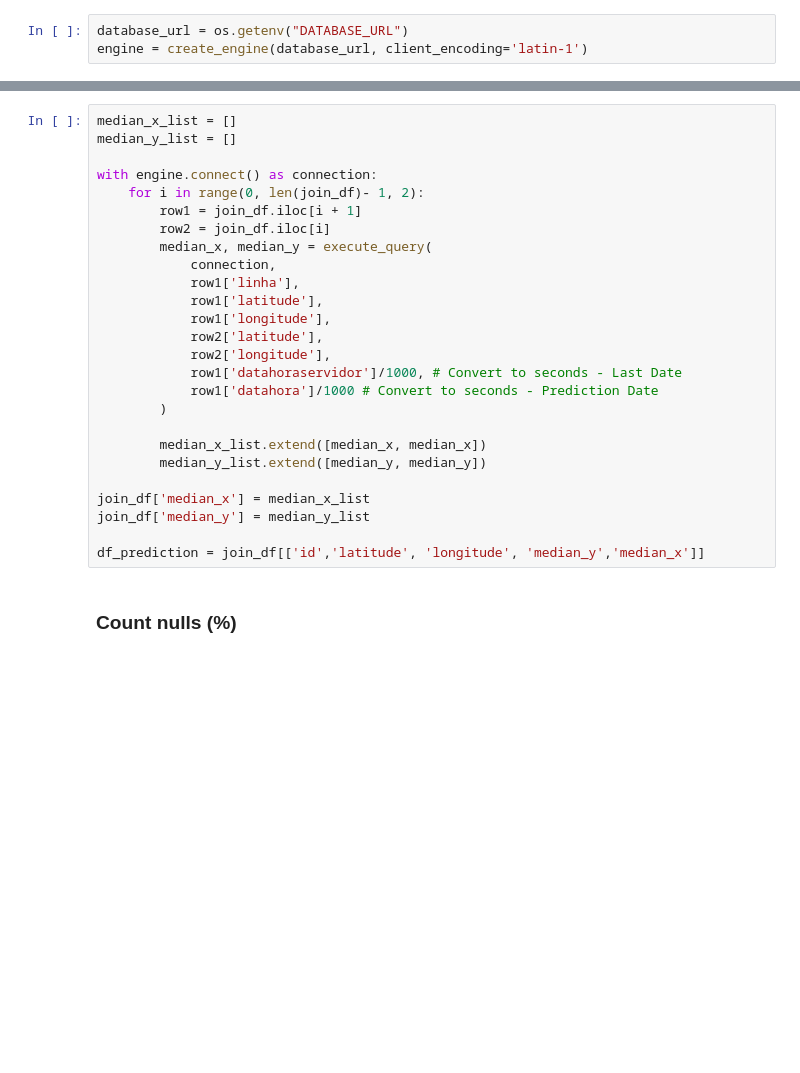
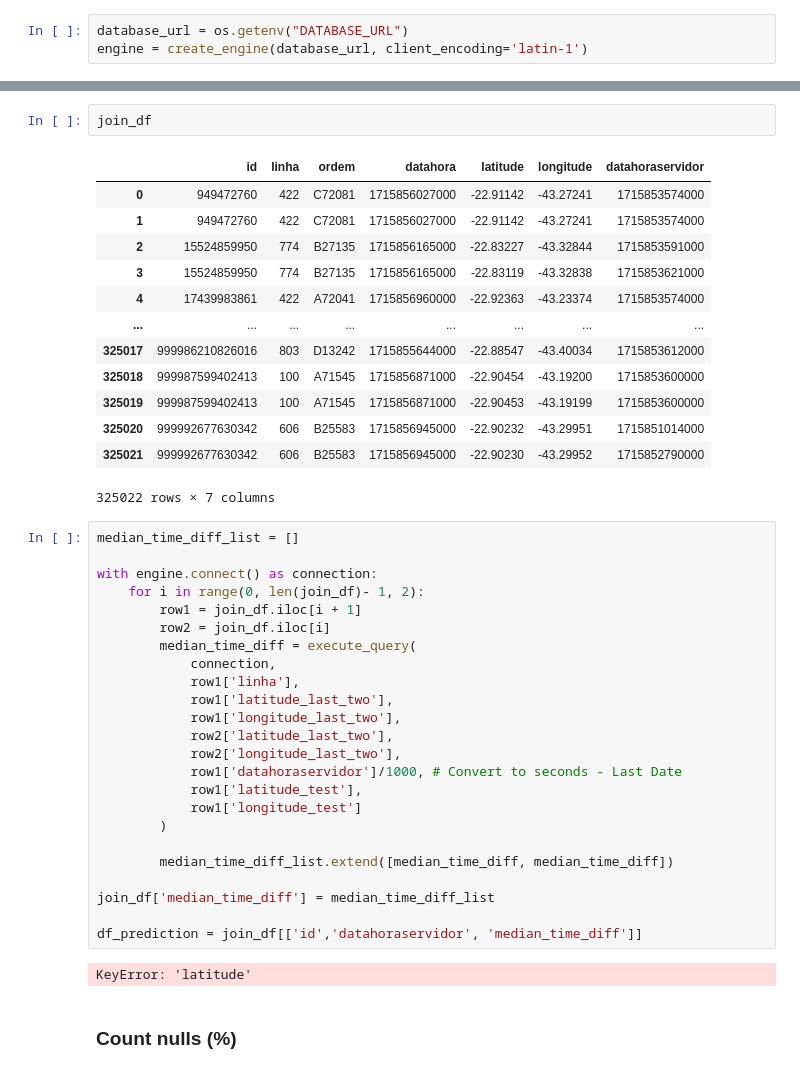
Before and after one commit to PedroSiqueira1/predict_bus_data, a Jupyter notebook: predict_time.ipynb, the cells around one changed output, grey strips where cells are left out. Cells and saved outputs as stored; diff of their text form; blank space fills up the shorter version.

```diff
--- a/predict_time.ipynb
+++ b/predict_time.ipynb
@@ -188,29 +195,45 @@ def execute_query(connection, linha, lat1, lon1, lat2, lon2, last_date, predicti
+# %%
+join_df
+# %% [output]
+|  | id | linha | ordem | datahora | latitude | longitude | datahoraservidor |
+| 0 | 949472760 | 422 | C72081 | 1715856027000 | -22.91142 | -43.27241 | 1715853574000 |
+| 1 | 949472760 | 422 | C72081 | 1715856027000 | -22.91142 | -43.27241 | 1715853574000 |
+| 2 | 15524859950 | 774 | B27135 | 1715856165000 | -22.83227 | -43.32844 | 1715853591000 |
+| 3 | 15524859950 | 774 | B27135 | 1715856165000 | -22.83119 | -43.32838 | 1715853621000 |
+| 4 | 17439983861 | 422 | A72041 | 1715856960000 | -22.92363 | -43.23374 | 1715853574000 |
+| ... | ... | ... | ... | ... | ... | ... | ... |
+| 325017 | 999986210826016 | 803 | D13242 | 1715855644000 | -22.88547 | -43.40034 | 1715853612000 |
+| 325018 | 999987599402413 | 100 | A71545 | 1715856871000 | -22.90454 | -43.19200 | 1715853600000 |
+| 325019 | 999987599402413 | 100 | A71545 | 1715856871000 | -22.90453 | -43.19199 | 1715853600000 |
+| 325020 | 999992677630342 | 606 | B25583 | 1715856945000 | -22.90232 | -43.29951 | 1715851014000 |
+| 325021 | 999992677630342 | 606 | B25583 | 1715856945000 | -22.90230 | -43.29952 | 1715852790000 |
+325022 rows × 7 columns
 # %%
-median_x_list = []
-median_y_list = []
+median_time_diff_list = []
 
 with engine.connect() as connection:
     for i in range(0, len(join_df)- 1, 2):
         row1 = join_df.iloc[i + 1]
         row2 = join_df.iloc[i]
-        median_x, median_y = execute_query(
+        median_time_diff = execute_query(
             connection,
             row1['linha'],
-            row1['latitude'],
-            row1['longitude'],
-            row2['latitude'],
-            row2['longitude'],
+            row1['latitude_last_two'],
+            row1['longitude_last_two'],
+            row2['latitude_last_two'],
+            row2['longitude_last_two'],
             row1['datahoraservidor']/1000, # Convert to seconds - Last Date
-            row1['datahora']/1000 # Convert to seconds - Prediction Date
+            row1['latitude_test'],
+            row1['longitude_test']
         )
 
-        median_x_list.extend([median_x, median_x])
-        median_y_list.extend([median_y, median_y])
+        median_time_diff_list.extend([median_time_diff, median_time_diff])
 
-join_df['median_x'] = median_x_list
-join_df['median_y'] = median_y_list
+join_df['median_time_diff'] = median_time_diff_list
 
-df_prediction = join_df[['id','latitude', 'longitude', 'median_y','median_x']]
+df_prediction = join_df[['id','datahoraservidor', 'median_time_diff']]
+# %% [output]
+KeyError: 'latitude'
 # %% [markdown]
 ### Count nulls (%)
 # %%
```
Also changed, not shown: parts of 28 cells of this notebook, 1 other file.
